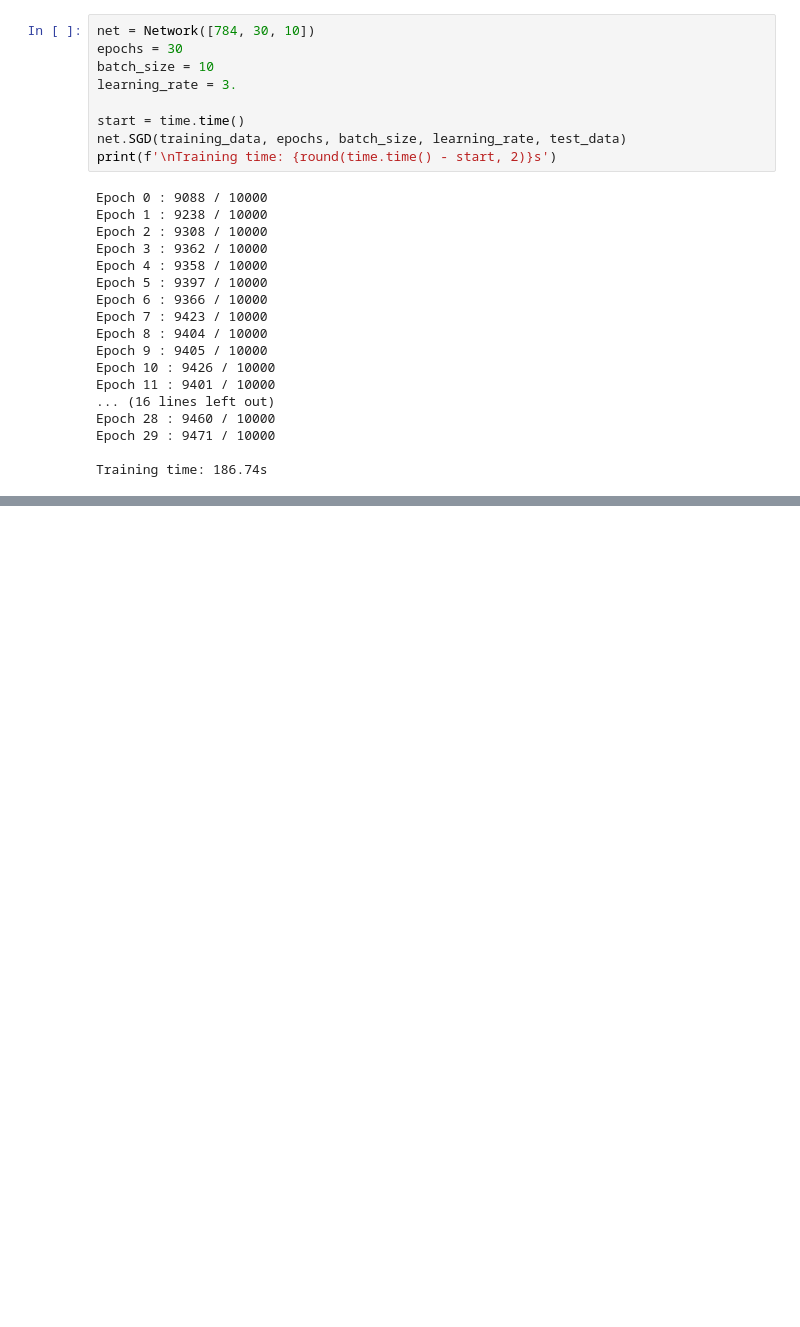
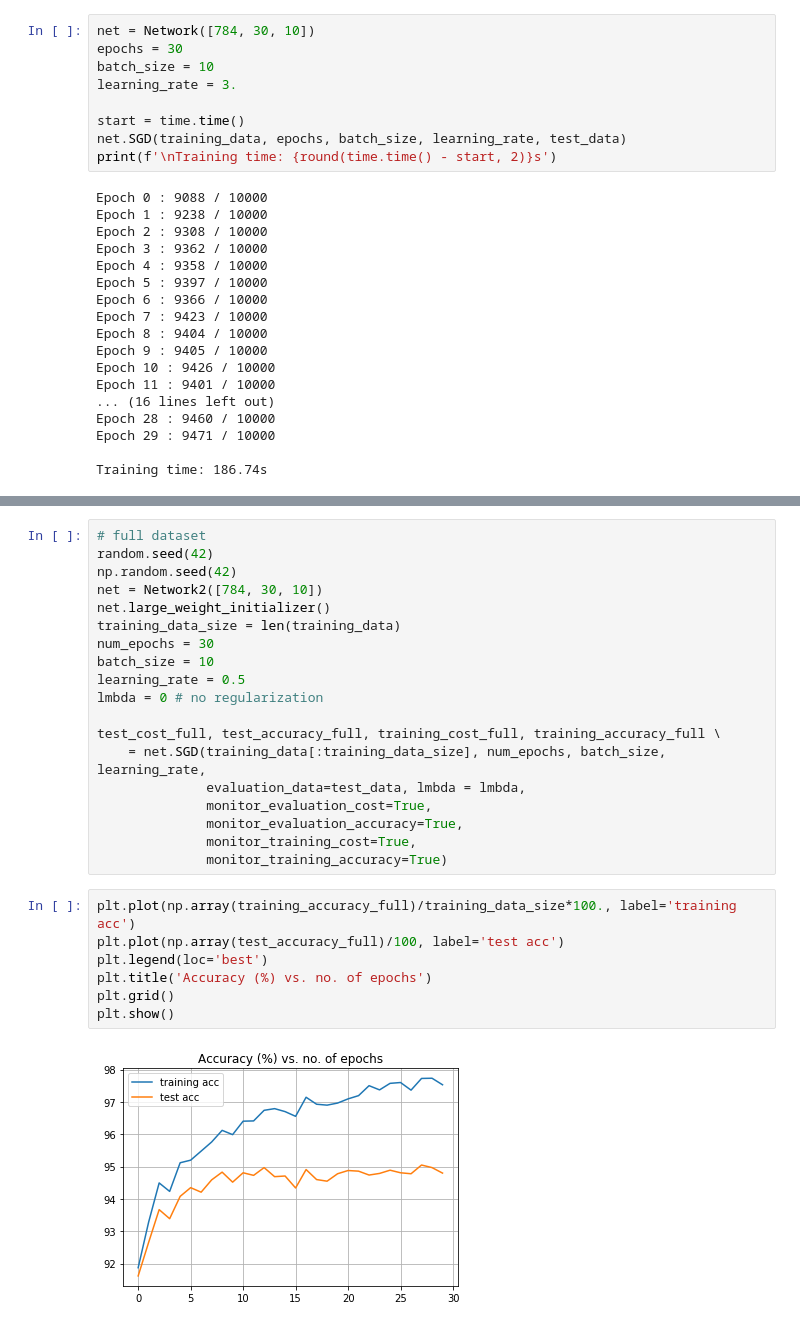
Before and after one commit to akapet00/learning, a Jupyter notebook: learning.ipynb, the cells around one changed output, grey strips where cells are left out. Saved outputs shown, nothing was run; the diff lists cells and outputs as text; blank space fills up the shorter version.

```diff
--- a/learning.ipynb
+++ b/learning.ipynb
@@ -1495,0 +1875,28 @@ Training time: 186.74s
+# %%
+# full dataset
+random.seed(42)
+np.random.seed(42)
+net = Network2([784, 30, 10])
+net.large_weight_initializer()
+training_data_size = len(training_data)
+num_epochs = 30
+batch_size = 10
+learning_rate = 0.5
+lmbda = 0 # no regularization
+
+test_cost_full, test_accuracy_full, training_cost_full, training_accuracy_full \
+    = net.SGD(training_data[:training_data_size], num_epochs, batch_size, learning_rate,
+              evaluation_data=test_data, lmbda = lmbda,
+              monitor_evaluation_cost=True,
+              monitor_evaluation_accuracy=True,
+              monitor_training_cost=True,
+              monitor_training_accuracy=True)
+# %%
+plt.plot(np.array(training_accuracy_full)/training_data_size*100., label='training acc')
+plt.plot(np.array(test_accuracy_full)/100, label='test acc')
+plt.legend(loc='best')
+plt.title('Accuracy (%) vs. no. of epochs')
+plt.grid()
+plt.show()
+# %% [output]
+[figure, added]
```
Also changed, not shown: parts of 9 cells of this notebook.
